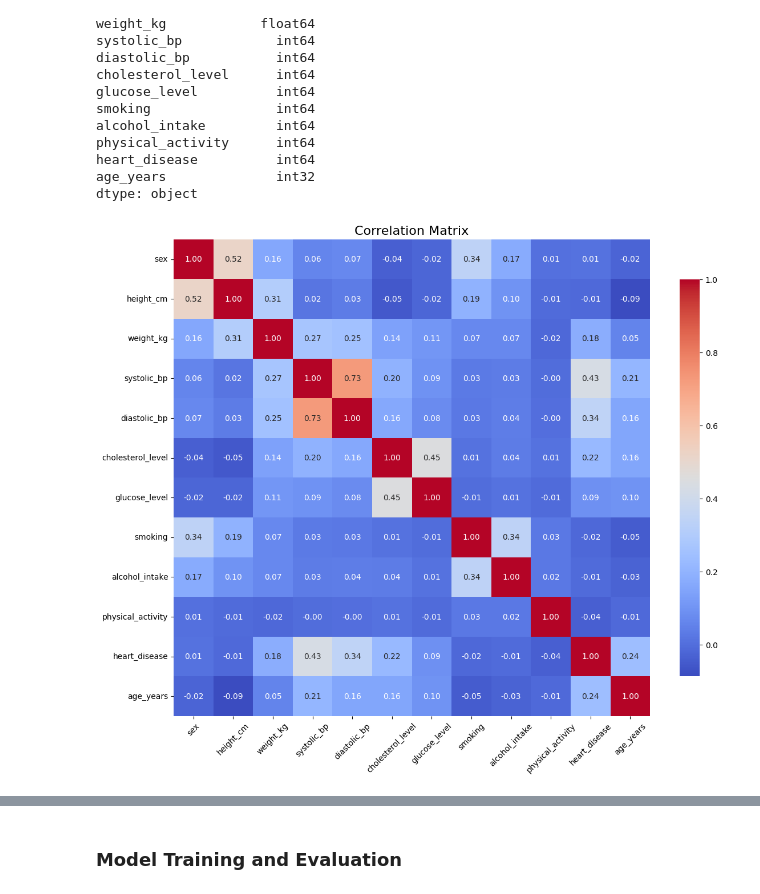
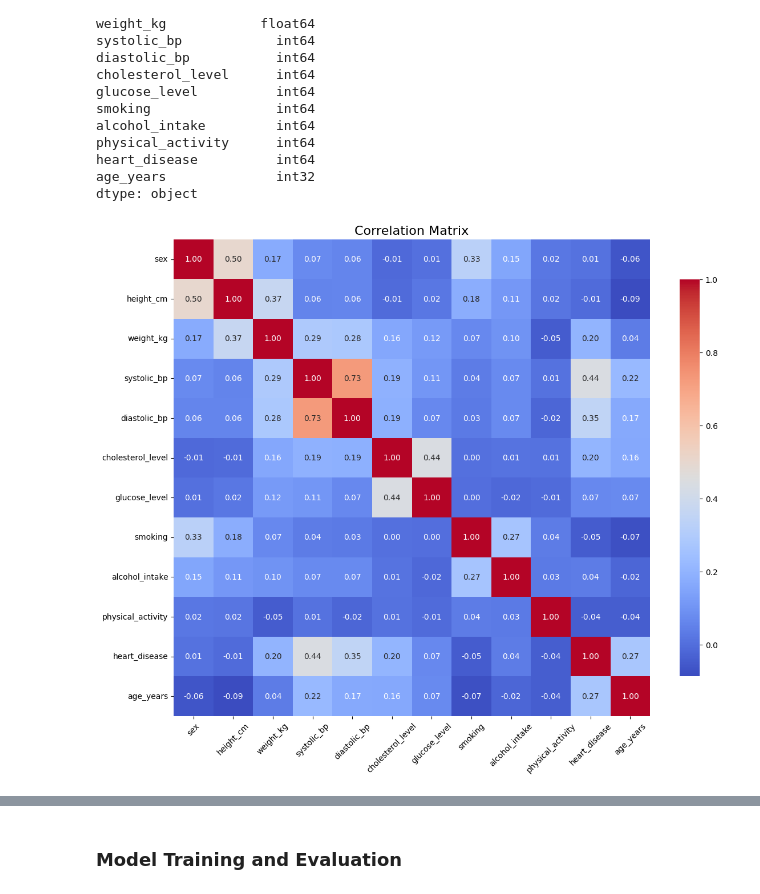
Before and after one commit to bopitien/multi-health-ml-predictor, a Jupyter notebook: notebooks/heart_disease.ipynb, the cells around one changed output, grey strips where cells are left out. Cells and saved outputs as stored; diff of their text form; code cells hidden in the pictures.

```diff
--- a/notebooks/heart_disease.ipynb
+++ b/notebooks/heart_disease.ipynb
@@ -181,20 +192,35 @@ physical_activity      int64
 heart_disease          int64
 age_years              int32
 dtype: object
+# %%
+# Separate the classes
+df_pos = df[df['heart_disease'] == 1]
+df_neg = df[df['heart_disease'] == 0]
+
+# Choose sample size per class (e.g. 5000 per class)
+sample_size = 1000
+
+# Sample from each class
+df_pos_sample = df_pos.sample(n=sample_size, random_state=42)
+df_neg_sample = df_neg.sample(n=sample_size, random_state=42)
+
+# Combine and shuffle
+df_sampled = pd.concat([df_pos_sample, df_neg_sample]).sample(frac=1, random_state=42).reset_index(drop=True)
 # %%
-dfmodel = df.drop(columns=['index', 'id'])
+dfmodel = df_sampled.drop(columns=['index', 'id'])
+
 
 # Compute correlation matrix
-corr_matrix = dfmodel.corr()
+correl_matrix = dfmodel.corr()
 
 # Plot heatmap
 plt.figure(figsize=(12, 10))
-sns.heatmap(corr_matrix, annot=True, fmt=".2f", cmap='coolwarm', square=True, cbar_kws={'shrink': .8})
+sns.heatmap(correl_matrix, annot=True, fmt=".2f", cmap='coolwarm', square=True, cbar_kws={'shrink': .8})
 plt.title("Correlation Matrix", fontsize=16)
 plt.xticks(rotation=45)
 plt.yticks(rotation=0)
 plt.tight_layout()
 plt.show()
 # %% [output]
-[figure, old version]
+[figure, new version]
 # %%
```
Also changed, not shown: parts of 25 cells of this notebook, 12 other files.
